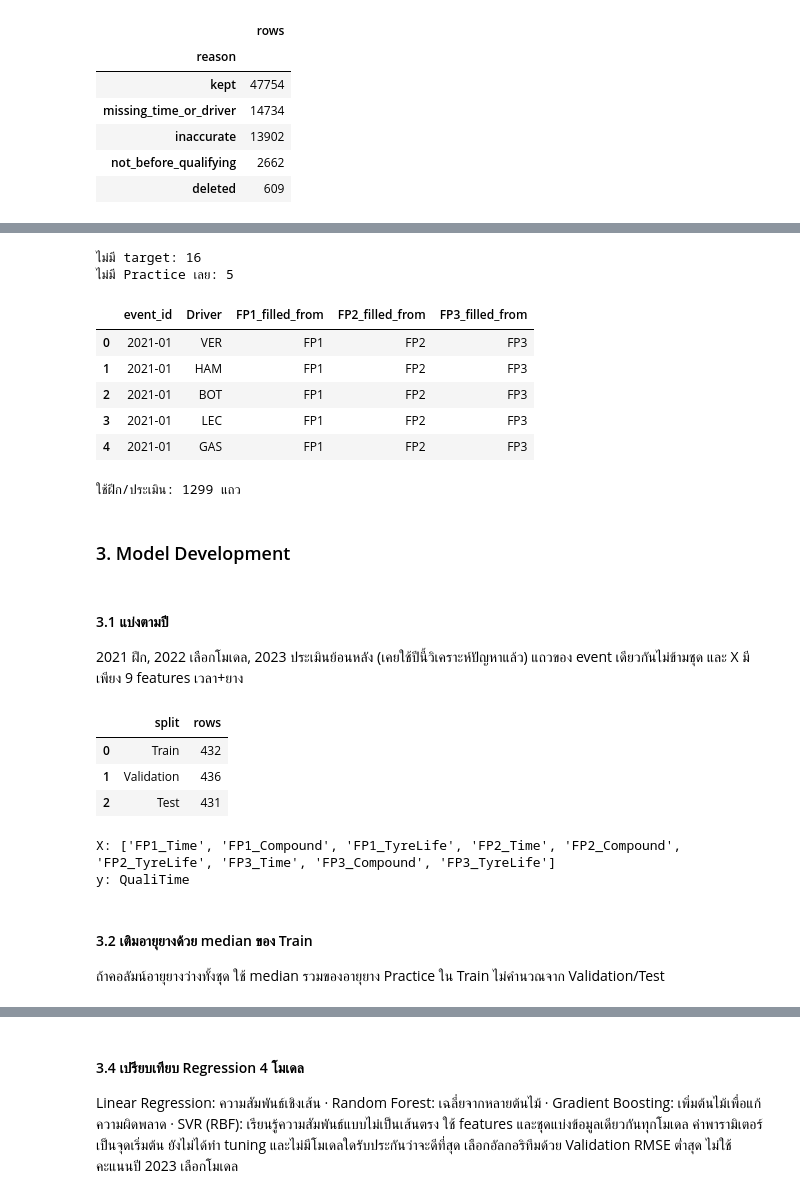
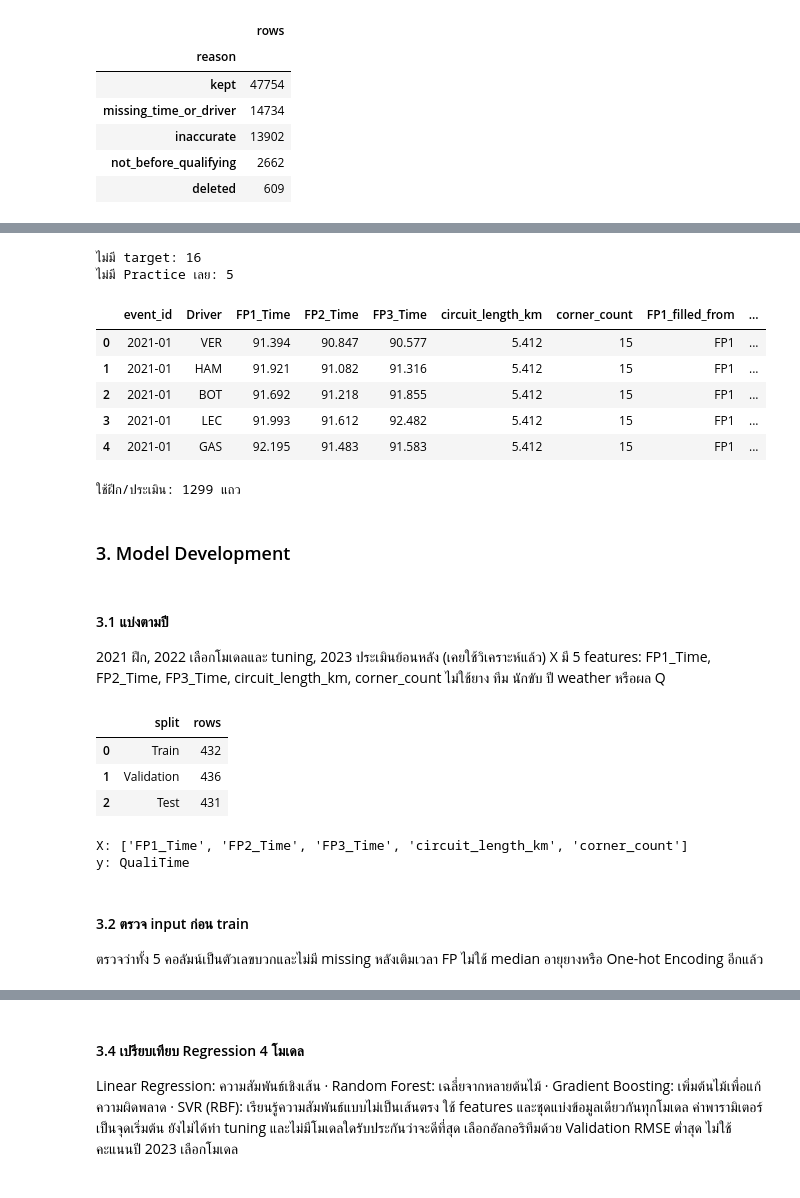
Before and after one commit to bigtalay/mini-project-ML-f1-qualify-time-prediction-, a Jupyter notebook: f1_project/final.ipynb, the cells around one changed output, grey strips where cells are left out. Saved outputs shown, nothing was run; the diff lists cells and outputs as text; code cells hidden in the pictures.

```diff
--- a/f1_project/final.ipynb
+++ b/f1_project/final.ipynb
@@ -33,6 +30,7 @@ CACHE = ROOT / "f1_cache"
 RAW = ROOT / "data/final/raw"
 PROCESSED = ROOT / "data/final/processed"
 MODELS = ROOT / "data/final/models"
+CIRCUIT_FILE = ROOT / "data/final/reference/circuits.csv"
 
 for folder in [CACHE, RAW, PROCESSED, MODELS]:
     folder.mkdir(parents=True, exist_ok=True)
@@ -310,14 +313,13 @@ display(audit.reason.value_counts().to_frame("rows"))
 # %%
 PRACTICES = ["FP1", "FP2", "FP3"]
 TIMES = [f"{s}_Time" for s in PRACTICES]
-AGES = [f"{s}_TyreLife" for s in PRACTICES]
-COMPOUNDS = [f"{s}_Compound" for s in PRACTICES]
-FEATURES = [f"{s}_{field}" for s in PRACTICES for field in ["Time", "Compound", "TyreLife"]]
+CIRCUIT_FEATURES = ["circuit_length_km", "corner_count"]
+FEATURES = TIMES + CIRCUIT_FEATURES
 
 best = clean.sort_values(["LapTime", "source_row"], kind="stable").drop_duplicates(
     ["event_id", "Driver", "Session"]
 )
-display(best[["source_row", "event_id", "Driver", "Session", "LapTime", "Compound", "TyreLife"]].head())
+display(best[["source_row", "event_id", "Driver", "Session", "LapTime"]].head())
 
 target = results.rename(columns={"Abbreviation": "Driver"}).copy()
 print("ผล Qualifying ซ้ำ:", target.duplicated(["event_id", "Driver"]).sum())
@@ -331,11 +333,18 @@ features = target[["event_id", "Driver", "QualiTime"]].merge(
 )
 
 for session_name in PRACTICES:
-    columns = {"LapTime": "Time", "Compound": "Compound", "TyreLife": "TyreLife", "source_row": "source_row"}
+    columns = {"LapTime": "Time", "source_row": "source_row"}
     selected = best.loc[best.Session.eq(session_name), ["event_id", "Driver", *columns]]
     selected = selected.rename(columns={c: f"{session_name}_{suffix}" for c, suffix in columns.items()})
     features = features.merge(selected, on=["event_id", "Driver"], how="left", validate="one_to_one")
 
+circuits = pd.read_csv(CIRCUIT_FILE)
+assert circuits.event_id.is_unique, "ข้อมูลสนามซ้ำ"
+assert set(events.event_id) <= set(circuits.event_id), "ข้อมูลสนามไม่ครบ"
+features = features.merge(circuits, on="event_id", how="left", validate="many_to_one")
+assert features[CIRCUIT_FEATURES].notna().all().all(), "ห้ามเดาข้อมูลสนามที่ขาด"
+assert features.circuit_length_km.gt(0).all() and features.corner_count.gt(0).all()
+display(circuits[["event_id", "layout_id", *CIRCUIT_FEATURES, "source_url"]].head())
 features.to_csv(PROCESSED / "features_before_fill.csv", index=False)
 display(features[["event_id", "Driver", *FEATURES, "QualiTime"]].head())
 # %% [output]
@@ -358,47 +373,44 @@ display(features[["event_id", "Driver", *FEATURES, "QualiTime"]].head())
 # %%
 print("ไม่มี target:", features.QualiTime.isna().sum())
 print("ไม่มี Practice เลย:", features[TIMES].isna().all(axis=1).sum())
 dataset = features.loc[features.QualiTime.notna() & features[TIMES].notna().any(axis=1)].copy()
 
 def fill_sessions(frame):
     filled = frame.copy()
-    filled[COMPOUNDS] = filled[COMPOUNDS].astype(object)
-    filled[AGES] = filled[AGES].apply(pd.to_numeric, errors="coerce").astype(float)
-    source = filled.copy()
+    filled[TIMES] = filled[TIMES].apply(pd.to_numeric, errors="raise")
+    invalid = filled[TIMES].notna() & (~np.isfinite(filled[TIMES]) | filled[TIMES].le(0))
+    if invalid.any().any():
+        raise ValueError("เวลาซ้อมต้องเป็นตัวเลขบวก")
     if filled[TIMES].isna().all(axis=1).any():
         raise ValueError("ต้องมี Practice อย่างน้อยหนึ่ง session")
     fastest = filled[TIMES].idxmin(axis=1).str.replace("_Time", "", regex=False)
+    best_time = filled[TIMES].min(axis=1)
     for session_name in PRACTICES:
         missing = filled[f"{session_name}_Time"].isna()
         filled[f"{session_name}_filled_from"] = session_name
-        for donor in PRACTICES:
-            mask = missing & fastest.eq(donor)
-            for field in ["Time", "Compound", "TyreLife"]:
-                filled.loc[mask, f"{session_name}_{field}"] = source.loc[mask, f"{donor}_{field}"]
-            filled.loc[mask, f"{session_name}_filled_from"] = donor
-    filled[COMPOUNDS] = filled[COMPOUNDS].fillna("UNKNOWN").replace({"TEST_UNKNOWN": "UNKNOWN", "": "UNKNOWN"})
-    filled[AGES] = filled[AGES].where(np.isfinite(filled[AGES]) & filled[AGES].ge(0))
+        filled.loc[missing, f"{session_name}_Time"] = best_time[missing]
+        filled.loc[missing, f"{session_name}_filled_from"] = fastest[missing]
     return filled
 
 dataset = fill_sessions(dataset)
 dataset.to_csv(PROCESSED / "model_dataset.csv", index=False)
-display(dataset[["event_id", "Driver", *[f"{s}_filled_from" for s in PRACTICES]]].head())
+display(dataset[["event_id", "Driver", *FEATURES, *[f"{s}_filled_from" for s in PRACTICES]]].head())
 print("ใช้ฝึก/ประเมิน:", len(dataset), "แถว")
 # %% [output]
 ไม่มี target: 16
 ไม่มี Practice เลย: 5
-|  | event_id | Driver | FP1_filled_from | FP2_filled_from | FP3_filled_from |
-| 0 | 2021-01 | VER | FP1 | FP2 | FP3 |
-| 1 | 2021-01 | HAM | FP1 | FP2 | FP3 |
-| 2 | 2021-01 | BOT | FP1 | FP2 | FP3 |
-| 3 | 2021-01 | LEC | FP1 | FP2 | FP3 |
-| 4 | 2021-01 | GAS | FP1 | FP2 | FP3 |
+|  | event_id | Driver | FP1_Time | FP2_Time | FP3_Time | circuit_length_km | corner_count | FP1_filled_from | ... |
+| 0 | 2021-01 | VER | 91.394 | 90.847 | 90.577 | 5.412 | 15 | FP1 | ... |
+| 1 | 2021-01 | HAM | 91.921 | 91.082 | 91.316 | 5.412 | 15 | FP1 | ... |
+| 2 | 2021-01 | BOT | 91.692 | 91.218 | 91.855 | 5.412 | 15 | FP1 | ... |
+| 3 | 2021-01 | LEC | 91.993 | 91.612 | 92.482 | 5.412 | 15 | FP1 | ... |
+| 4 | 2021-01 | GAS | 92.195 | 91.483 | 91.583 | 5.412 | 15 | FP1 | ... |
 ใช้ฝึก/ประเมิน: 1299 แถว
 # %% [markdown]
 ### 3. Model Development
 # %% [markdown]
 #### 3.1 แบ่งตามปี
-2021 ฝึก, 2022 เลือกโมเดล, 2023 ประเมินย้อนหลัง (เคยใช้ปีนี้วิเคราะห์ปัญหาแล้ว) แถวของ event เดียวกันไม่ข้ามชุด และ X มีเพียง 9 features เวลา+ยาง
+2021 ฝึก, 2022 เลือกโมเดลและ tuning, 2023 ประเมินย้อนหลัง (เคยใช้วิเคราะห์แล้ว) X มี 5 features: FP1_Time, FP2_Time, FP3_Time, circuit_length_km, corner_count ไม่ใช้ยาง ทีม นักขับ ปี weather หรือผล Q
 # %%
 train = dataset.loc[dataset.Year.eq(2021)].copy()
 validation = dataset.loc[dataset.Year.eq(2022)].copy()
@@ -413,7 +425,7 @@ display(pd.DataFrame({"split": ["Train", "Validation", "Test"],
                       "rows": [len(train), len(validation), len(test)]}))
 print("X:", FEATURES)
 print("y: QualiTime")
-assert len(FEATURES) == 9
+assert len(FEATURES) == 5
 assert not set(train.event_id) & set(validation.event_id)
 assert not set(train.event_id) & set(test.event_id)
 # %% [output]
@@ -421,9 +433,9 @@ assert not set(train.event_id) & set(test.event_id)
 | 0 | Train | 432 |
 | 1 | Validation | 436 |
 | 2 | Test | 431 |
-X: ['FP1_Time', 'FP1_Compound', 'FP1_TyreLife', 'FP2_Time', 'FP2_Compound', 'FP2_TyreLife', 'FP3_Time', 'FP3_Compound', 'FP3_TyreLife']
+X: ['FP1_Time', 'FP2_Time', 'FP3_Time', 'circuit_length_km', 'corner_count']
 y: QualiTime
 # %% [markdown]
-#### 3.2 เติมอายุยางด้วย median ของ Train
-ถ้าคอลัมน์อายุยางว่างทั้งชุด ใช้ median รวมของอายุยาง Practice ใน Train ไม่คำนวณจาก Validation/Test
+#### 3.2 ตรวจ input ก่อน train
+ตรวจว่าทั้ง 5 คอลัมน์เป็นตัวเลขบวกและไม่มี missing หลังเติมเวลา FP ไม่ใช้ median อายุยางหรือ One-hot Encoding อีกแล้ว
 # %%
```
Also changed, not shown: parts of 20 cells of this notebook, 10 other files.
